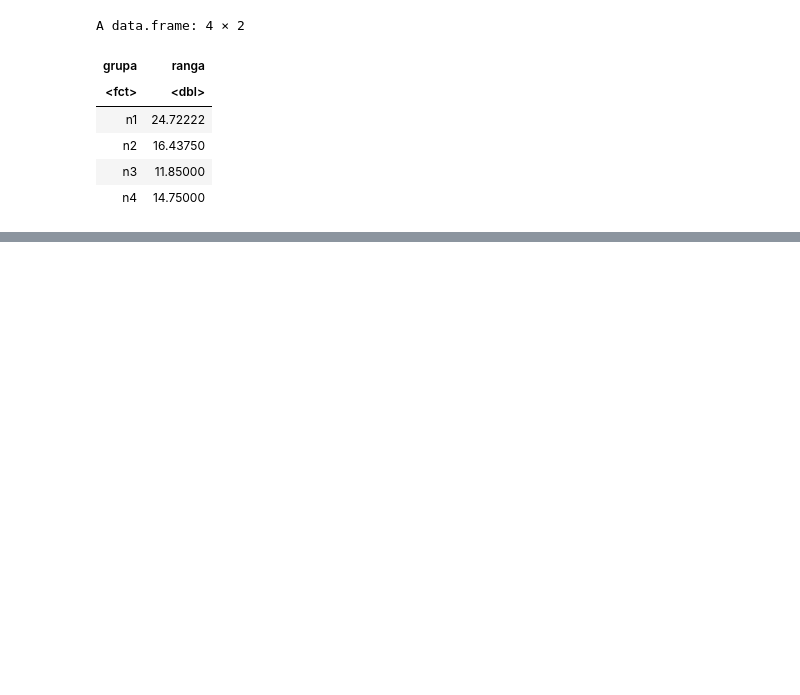
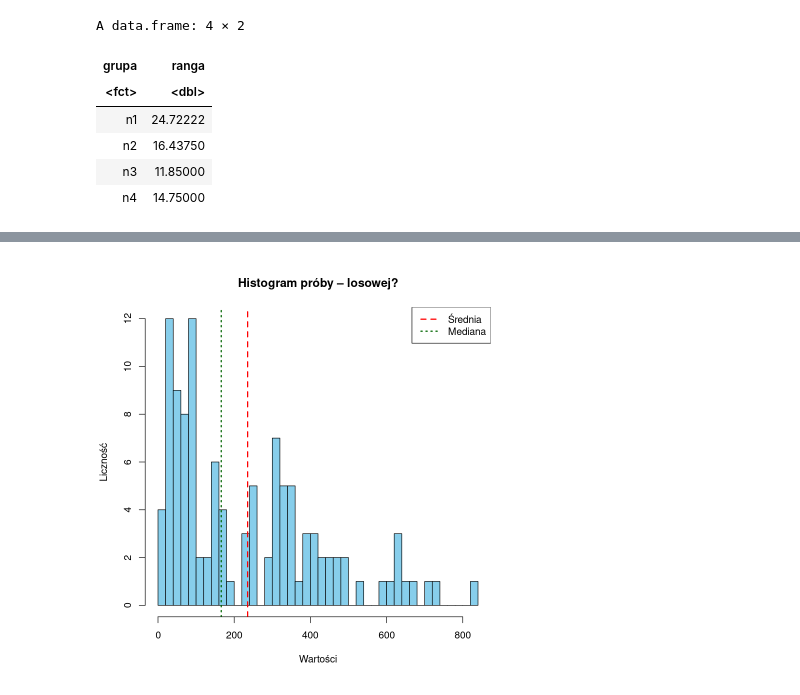
Before and after one commit to Kotmin/R-Planowanie-Eksperymentu, a Jupyter notebook: Zadania.ipynb, the cells around one changed output, grey strips where cells are left out. Cells and saved outputs as stored; diff of their text form; code cells hidden in the pictures; blank space fills up the shorter version.

```diff
--- a/Zadania.ipynb
+++ b/Zadania.ipynb
@@ -438,0 +463,9 @@ Co potwierdza wynik testu Kruskala-Wallisa oraz jego interpretację z części [
+# %%
+x <- c(35, 60, 148, 75, 92, 243, 37, 48, 95, 740, 154, 292, 334, 421, 15,
+       87, 36, 302, 250, 82, 101, 336, 230, 672, 55, 65, 17, 102, 21,
+       304, 640, 25, 354, 85, 340, 395, 720, 407, 230, 84, 14, 26, 35,
+       458, 370, 483, 310, 75, 300, 435, 92, 180, 405, 66, 315, 40, 532,
+       326, 604, 157, 640, 45, 31, 258, 625, 152, 193, 32, 488, 166, 10,
+       307, 260, 85, 450, 62, 345, 71, 165, 251, 236, 354, 58, 320, 81,
+       71, 45, 310, 345, 127, 476, 420, 150, 23, 48, 60, 95, 470, 92,
+       67, 325, 45, 157, 385, 125, 357, 582, 393, 175, 86, 830, 650, 40)
@@ -438,0 +557,24 @@ Co potwierdza wynik testu Kruskala-Wallisa oraz jego interpretację z części [
+# %%
+## dodatkowo możemy zrobić histogram
+
+hist(x,
+     breaks = 30,
+     col = "skyblue",
+     main = "Histogram próby – losowej?",
+     xlab = "Wartości",
+     ylab = "Liczność")
+
+# Dodajemy linię średniej
+abline(v = mean(x), col = "red", lwd = 2, lty = 2)
+
+# Dodajemy linię mediany
+abline(v = median(x), col = "darkgreen", lwd = 2, lty = 3)
+
+# Legenda
+legend("topright",
+       legend = c("Średnia", "Mediana"),
+       col = c("red", "darkgreen"),
+       lwd = 2,
+       lty = c(2, 3))
+# %% [output]
+[figure, added]
```
Also changed, not shown: parts of 37 cells of this notebook, 1 other file.
